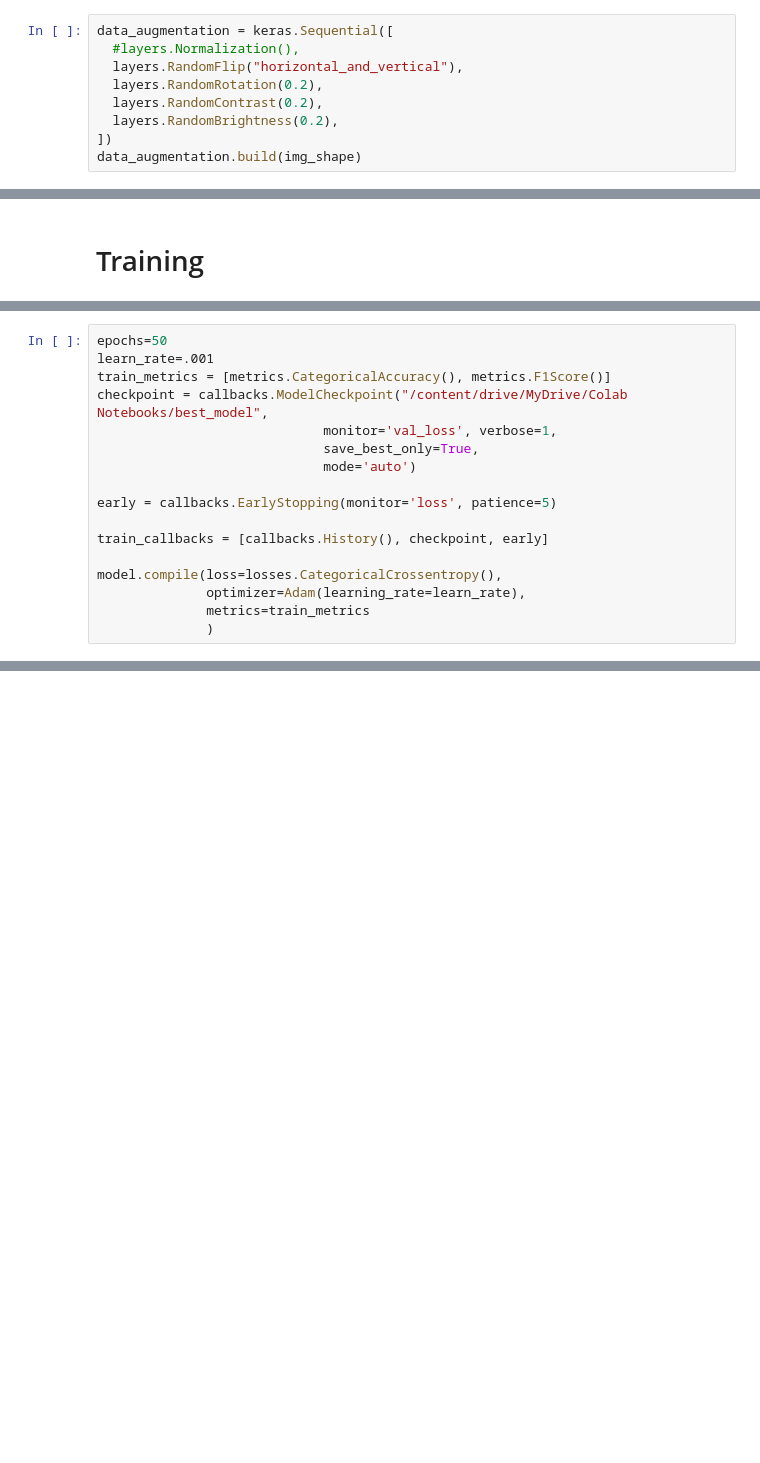
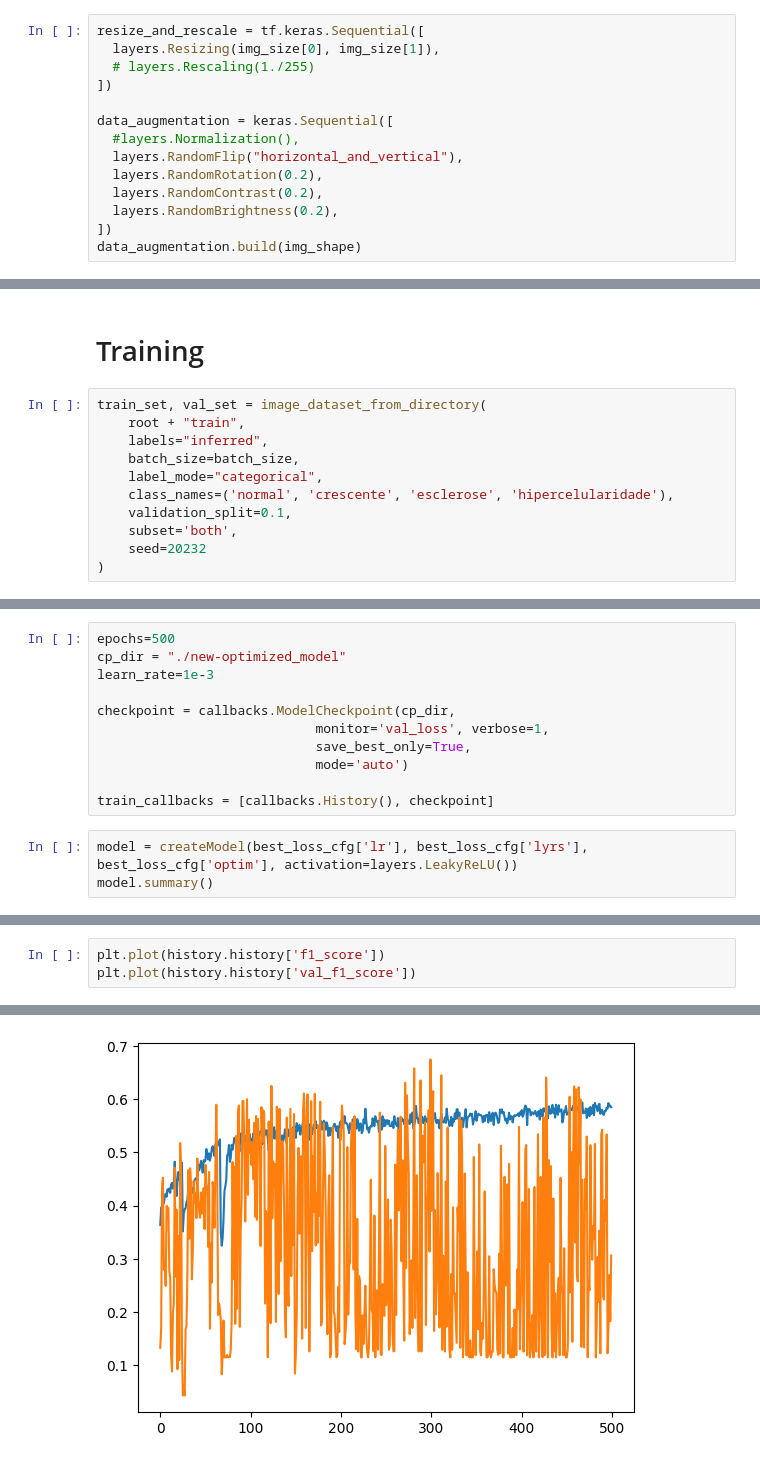
Before and after one commit to davidolima/glomerulus-lesion-classification, a Jupyter notebook: main.ipynb, the cells around one changed output, grey strips where cells are left out. Drawn from its saved outputs; the diff is of its cells as text; blank space fills up the shorter version.

```diff
--- a/main.ipynb
+++ b/main.ipynb
@@ -45,4 +35,9 @@ Using 354 files for validation.
 # %%
+resize_and_rescale = tf.keras.Sequential([
+  layers.Resizing(img_size[0], img_size[1]),
+  # layers.Rescaling(1./255)
+])
+
 data_augmentation = keras.Sequential([
   #layers.Normalization(),
   layers.RandomFlip("horizontal_and_vertical"),
@@ -95,2 +177,13 @@ _________________________________________________________________
 # %% [markdown]
 # Training
+# %%
+train_set, val_set = image_dataset_from_directory(
+    root + "train",
+    labels="inferred",
+    batch_size=batch_size,
+    label_mode="categorical",
+    class_names=('normal', 'crescente', 'esclerose', 'hipercelularidade'),
+    validation_split=0.1,
+    subset='both',
+    seed=20232
+)
@@ -97,17 +216,14 @@ _________________________________________________________________
 # %%
-epochs=50
-learn_rate=.001
-train_metrics = [metrics.CategoricalAccuracy(), metrics.F1Score()]
-checkpoint = callbacks.ModelCheckpoint("/content/drive/MyDrive/Colab Notebooks/best_model",
-                             monitor='val_loss', verbose=1,
-                             save_best_only=True,
-                             mode='auto')
+epochs=500
+cp_dir = "./new-optimized_model"
+learn_rate=1e-3
 
-early = callbacks.EarlyStopping(monitor='loss', patience=5)
+checkpoint = callbacks.ModelCheckpoint(cp_dir,
+                            monitor='val_loss', verbose=1,
+                            save_best_only=True,
+                            mode='auto')
 
-train_callbacks = [callbacks.History(), checkpoint, early]
-
-model.compile(loss=losses.CategoricalCrossentropy(),
-              optimizer=Adam(learning_rate=learn_rate),
-              metrics=train_metrics
-              )
+train_callbacks = [callbacks.History(), checkpoint]
+# %%
+model = createModel(best_loss_cfg['lr'], best_loss_cfg['lyrs'], best_loss_cfg['optim'], activation=layers.LeakyReLU())
+model.summary()
@@ -122,0 +316,4 @@ history=model.fit(
+# %%
+plt.plot(history.history['f1_score'])
+plt.plot(history.history['val_f1_score'])
+# %% [output]
@@ -122,0 +321 @@ history=model.fit(
+[figure, added]
```
Also changed, not shown: parts of 22 cells of this notebook.
